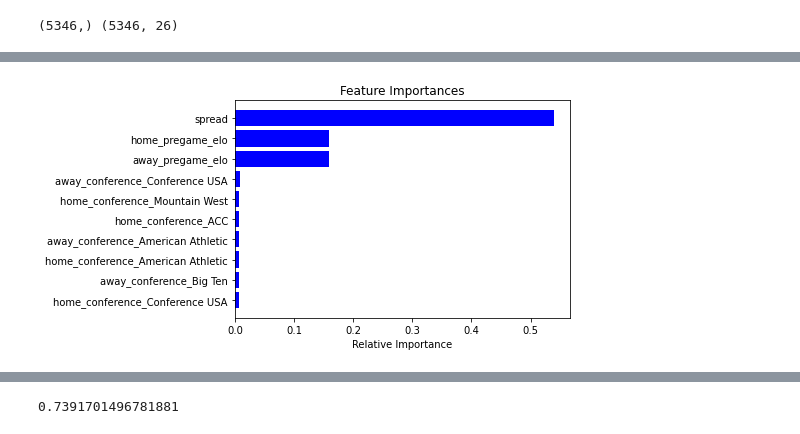
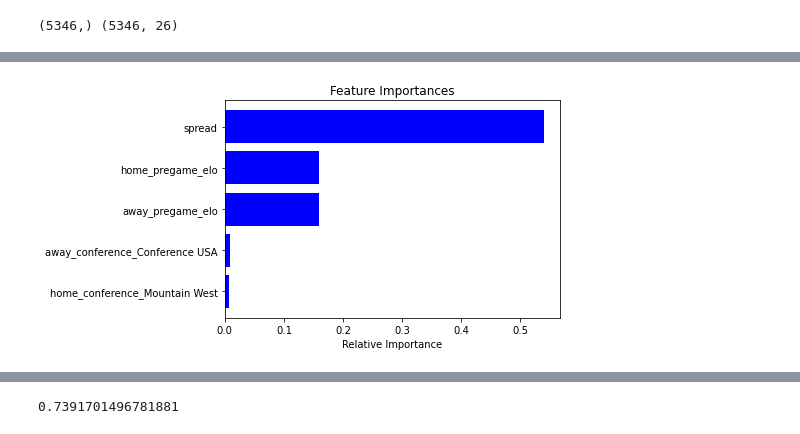
Before and after one commit to baumgartner-99/Team-7-Final-Project, a Jupyter notebook: RFregression_PredictionModel.ipynb, the cells around one changed output, grey strips where cells are left out. Drawn from its saved outputs; the diff is of its cells as text; code cells hidden in the pictures.

```diff
--- a/RFregression_PredictionModel.ipynb
+++ b/RFregression_PredictionModel.ipynb
@@ -273,6 +287,6 @@ Average baseline error:  16.79
 # %%
 # Create a random forest model
-rf_model = RandomForestRegressor(n_estimators=512, random_state=1, verbose=2)
+rf_model = RandomForestRegressor(n_estimators=512, random_state=1, oob_score=True,  verbose=1)
 
 # Fitting the model
 rf_model = rf_model.fit(X_train_scaled, y_train)
@@ -280,9 +294,6 @@ rf_model = rf_model.fit(X_train_scaled, y_train)
 # Evaluate the model
 y_pred = rf_model.predict(X_test_scaled)
 
-# Calculate the absolute errors
-errors = abs(y_pred - y_test)
-# Print out the mean absolute error (mae)
-print('Mean Absolute Error:', round(np.mean(errors), 2))
+rf_model.oob_score_
 # %% [output]
 [Parallel(n_jobs=1)]: Using backend SequentialBackend with 1 concurrent workers.
@@ -312,17 +304,17 @@ Mean Absolute Error: 12.67
 # %%
 plt.title('Feature Importances')
 
-top_features = 10
+top_features = 5
 features = X.columns
 importances = rf_model.feature_importances_
 index = np.argsort(importances)
 
 plt.barh(range(top_features), importances[index[-top_features:]], color='b', align='center')
 plt.yticks(range(top_features), [features[i] for i in index[-top_features:]])
 plt.xlabel('Relative Importance')
 plt.show()
 # %% [output]
-[figure, old version]
+[figure, new version]
 # %%
 X_predict = scaler.fit(X)
 X_predict_scaled = X_predict.transform(X)
```
Also changed, not shown: parts of 25 cells of this notebook, 9 other files.
